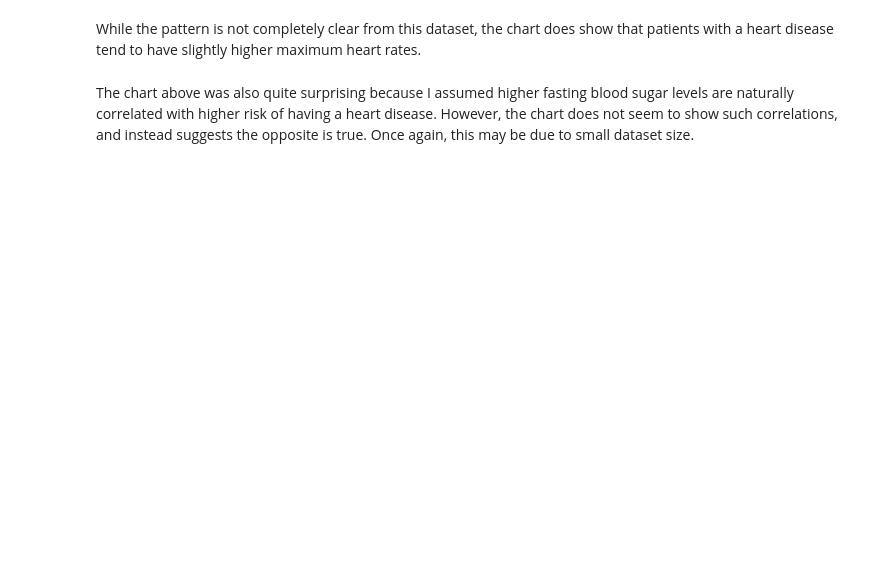
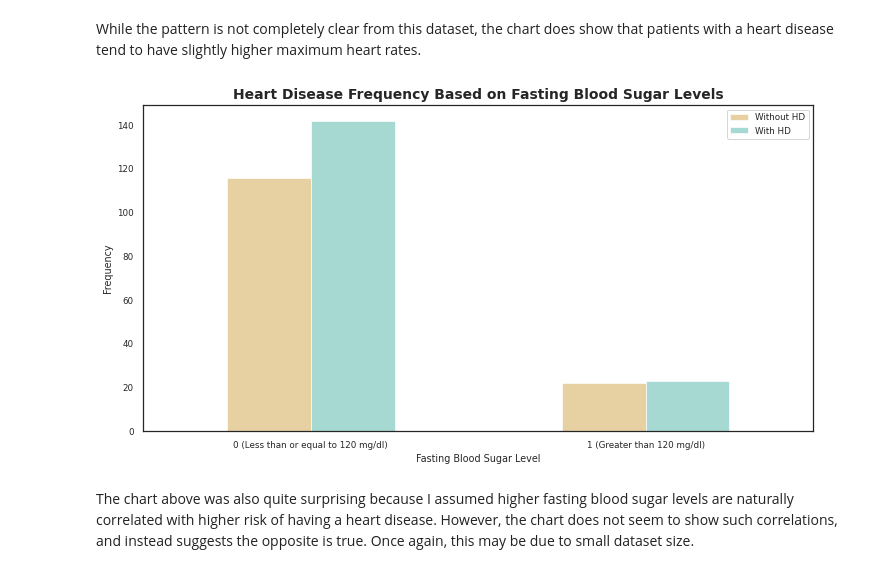
Before and after one commit to byunsy/heart-disease-diagnosis, a Jupyter notebook: Heart_Disease_Classification.ipynb, the cells around one changed output. Cells and saved outputs as stored; diff of their text form; code cells hidden in the pictures; blank space fills up the shorter version.

Commit message:
modified data preprocessing and visualization section

```diff
--- a/Heart_Disease_Classification.ipynb
+++ b/Heart_Disease_Classification.ipynb
@@ -186,20 +228,22 @@ plt.show()
 While the pattern is not completely clear from this dataset, the chart does show that patients with a heart disease tend to have slightly higher maximum heart rates.
 # %%
 pd.crosstab(df.fasting_blood_sugar, df.target).plot(kind="bar",
-                                                    figsize=(15,6),
+                                                    figsize=(12,6),
                                                     color=['#dbb972','#76c6ba'],
                                                     alpha=0.65)
 
 plt.title('Heart Disease Frequency Based on Fasting Blood Sugar Levels', fontweight='bold',
           fontsize='x-large')
 plt.xlabel('Fasting Blood Sugar Level')
 plt.xticks(ticks=[0, 1],
            labels=['0 (Less than or equal to 120 mg/dl)', '1 (Greater than 120 mg/dl)'],
            rotation=0)
 plt.ylabel('Frequency')
 plt.legend(['Without HD', 'With HD'])
 
 plt.show()
+# %% [output]
+[figure, added]
 # %% [markdown]
 The chart above was also quite surprising because I assumed higher fasting blood sugar levels are naturally correlated with higher risk of having a heart disease. However, the chart does not seem to show such correlations, and instead suggests the opposite is true. Once again, this may be due to small dataset size.
 # %%
```
Also changed, not shown: parts of 32 cells of this notebook.
